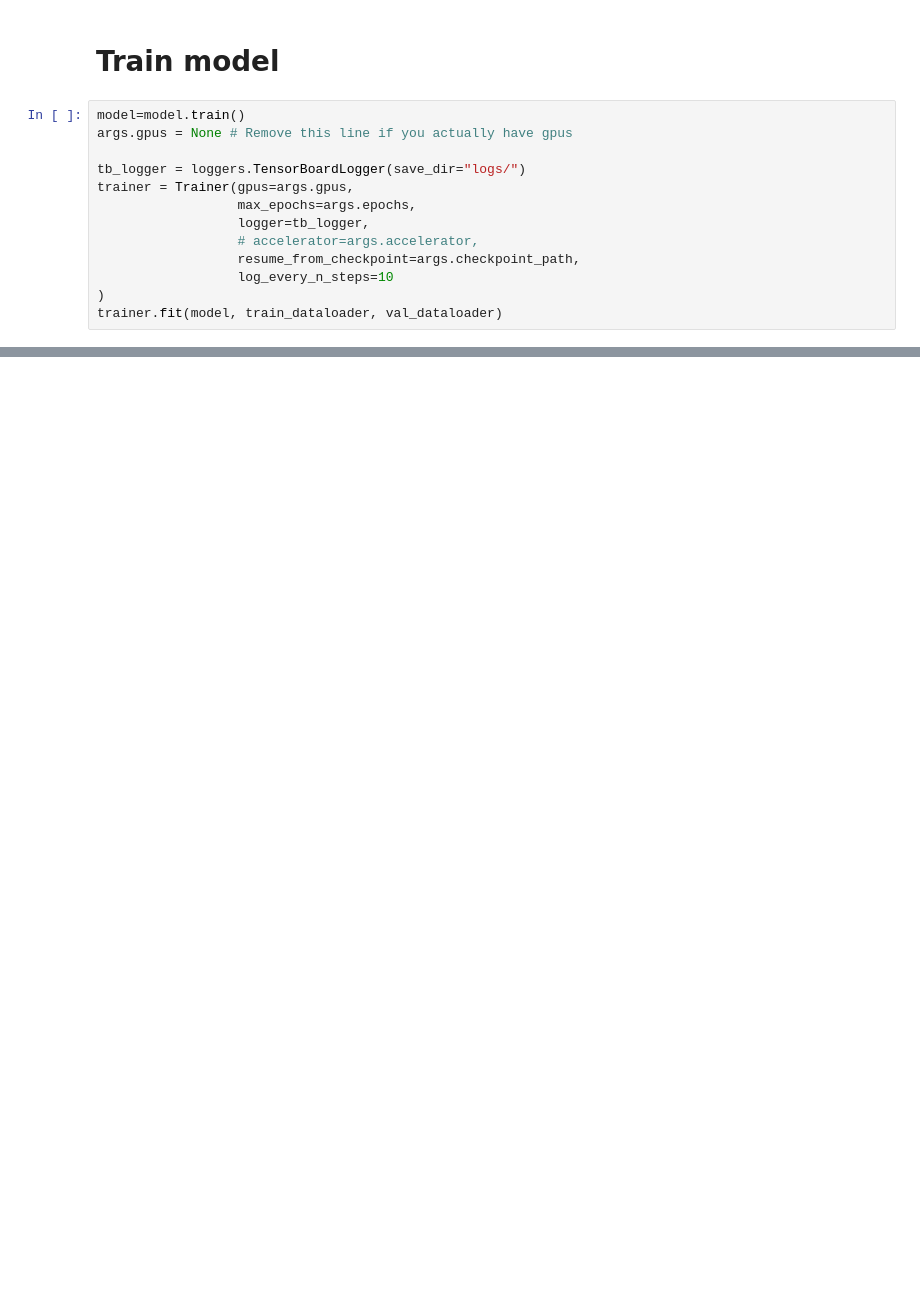
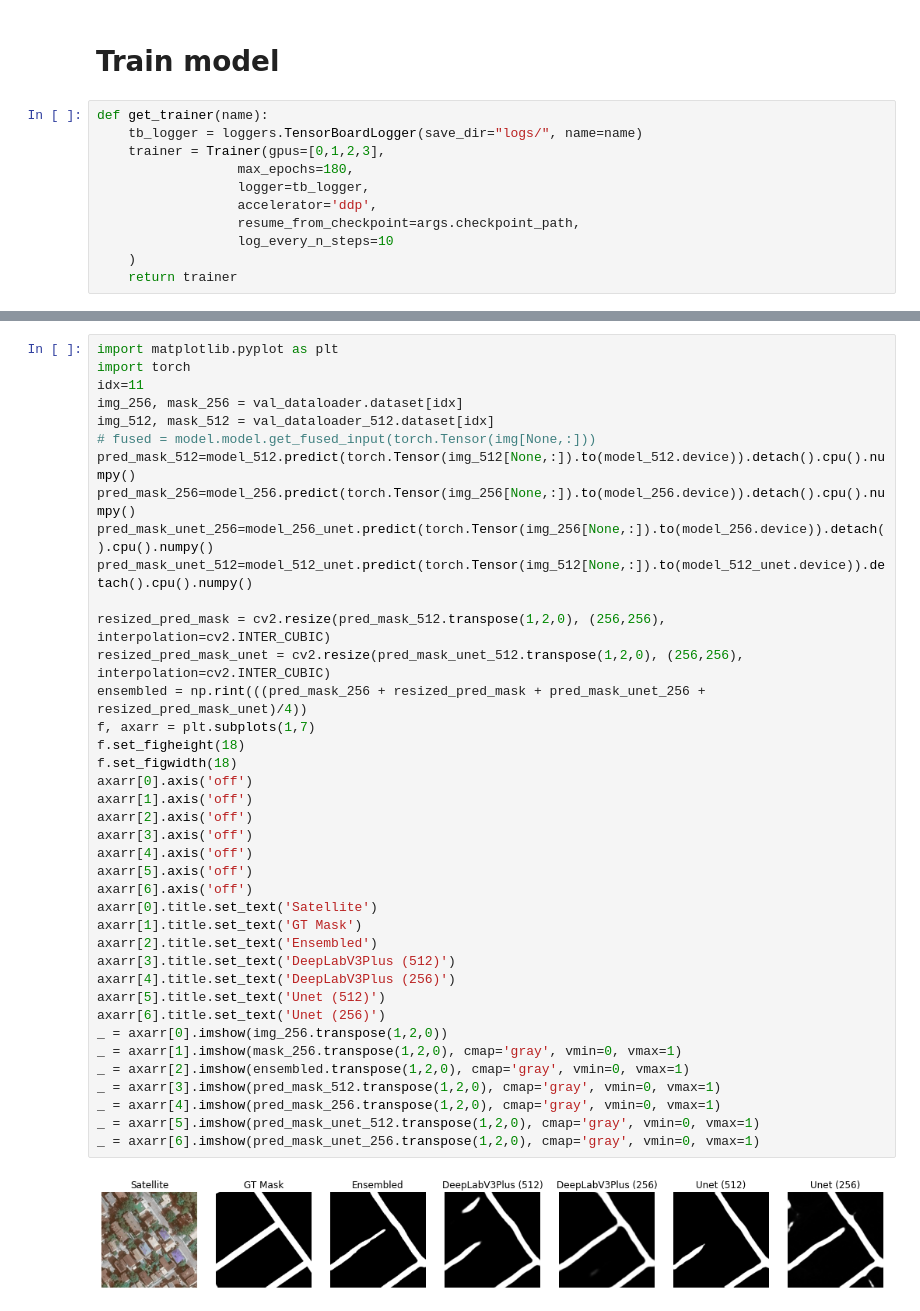
Before and after one commit to camillarhodes/CIL_Sleeplearning, a Jupyter notebook: train_example.ipynb, the cells around one changed output, grey strips where cells are left out. Cells and saved outputs as stored; diff of their text form; blank space fills up the shorter version.

Commit message:
towards ensemble

```diff
--- a/train_example.ipynb
+++ b/train_example.ipynb
@@ -33,15 +76,13 @@ model = get_pl_model('edgemap_fused_unet')
 # %% [markdown]
 # Train model
 # %%
-model=model.train()
-args.gpus = None # Remove this line if you actually have gpus
-
-tb_logger = loggers.TensorBoardLogger(save_dir="logs/")
-trainer = Trainer(gpus=args.gpus,
-                  max_epochs=args.epochs,
+def get_trainer(name):
+    tb_logger = loggers.TensorBoardLogger(save_dir="logs/", name=name)
+    trainer = Trainer(gpus=[0,1,2,3],
+                  max_epochs=180,
                   logger=tb_logger,
-                  # accelerator=args.accelerator,
+                  accelerator='ddp',
                   resume_from_checkpoint=args.checkpoint_path,
                   log_every_n_steps=10
-)
-trainer.fit(model, train_dataloader, val_dataloader)
+    )
+    return trainer
@@ -75,0 +147,41 @@ pred_mask_middle.shape
+# %%
+import matplotlib.pyplot as plt
+import torch
+idx=11
+img_256, mask_256 = val_dataloader.dataset[idx]
+img_512, mask_512 = val_dataloader_512.dataset[idx]
+# fused = model.model.get_fused_input(torch.Tensor(img[None,:]))
+pred_mask_512=model_512.predict(torch.Tensor(img_512[None,:]).to(model_512.device)).detach().cpu().numpy()
+pred_mask_256=model_256.predict(torch.Tensor(img_256[None,:]).to(model_256.device)).detach().cpu().numpy()
+pred_mask_unet_256=model_256_unet.predict(torch.Tensor(img_256[None,:]).to(model_256.device)).detach().cpu().numpy()
+pred_mask_unet_512=model_512_unet.predict(torch.Tensor(img_512[None,:]).to(model_512_unet.device)).detach().cpu().numpy()
+
+resized_pred_mask = cv2.resize(pred_mask_512.transpose(1,2,0), (256,256), interpolation=cv2.INTER_CUBIC)
+resized_pred_mask_unet = cv2.resize(pred_mask_unet_512.transpose(1,2,0), (256,256), interpolation=cv2.INTER_CUBIC)
+ensembled = np.rint(((pred_mask_256 + resized_pred_mask + pred_mask_unet_256 + resized_pred_mask_unet)/4))
+f, axarr = plt.subplots(1,7)
+f.set_figheight(18)
+f.set_figwidth(18)
+axarr[0].axis('off')
+axarr[1].axis('off')
+axarr[2].axis('off')
+axarr[3].axis('off')
+axarr[4].axis('off')
+axarr[5].axis('off')
+axarr[6].axis('off')
+axarr[0].title.set_text('Satellite')
+axarr[1].title.set_text('GT Mask')
+axarr[2].title.set_text('Ensembled')
+axarr[3].title.set_text('DeepLabV3Plus (512)')
+axarr[4].title.set_text('DeepLabV3Plus (256)')
+axarr[5].title.set_text('Unet (512)')
+axarr[6].title.set_text('Unet (256)')
+_ = axarr[0].imshow(img_256.transpose(1,2,0))
+_ = axarr[1].imshow(mask_256.transpose(1,2,0), cmap='gray', vmin=0, vmax=1)
+_ = axarr[2].imshow(ensembled.transpose(1,2,0), cmap='gray', vmin=0, vmax=1)
+_ = axarr[3].imshow(pred_mask_512.transpose(1,2,0), cmap='gray', vmin=0, vmax=1)
+_ = axarr[4].imshow(pred_mask_256.transpose(1,2,0), cmap='gray', vmin=0, vmax=1)
+_ = axarr[5].imshow(pred_mask_unet_512.transpose(1,2,0), cmap='gray', vmin=0, vmax=1)
+_ = axarr[6].imshow(pred_mask_unet_256.transpose(1,2,0), cmap='gray', vmin=0, vmax=1)
+# %% [output]
+[figure, added]
```
Also changed, not shown: parts of 79 cells of this notebook, 5 other files.
